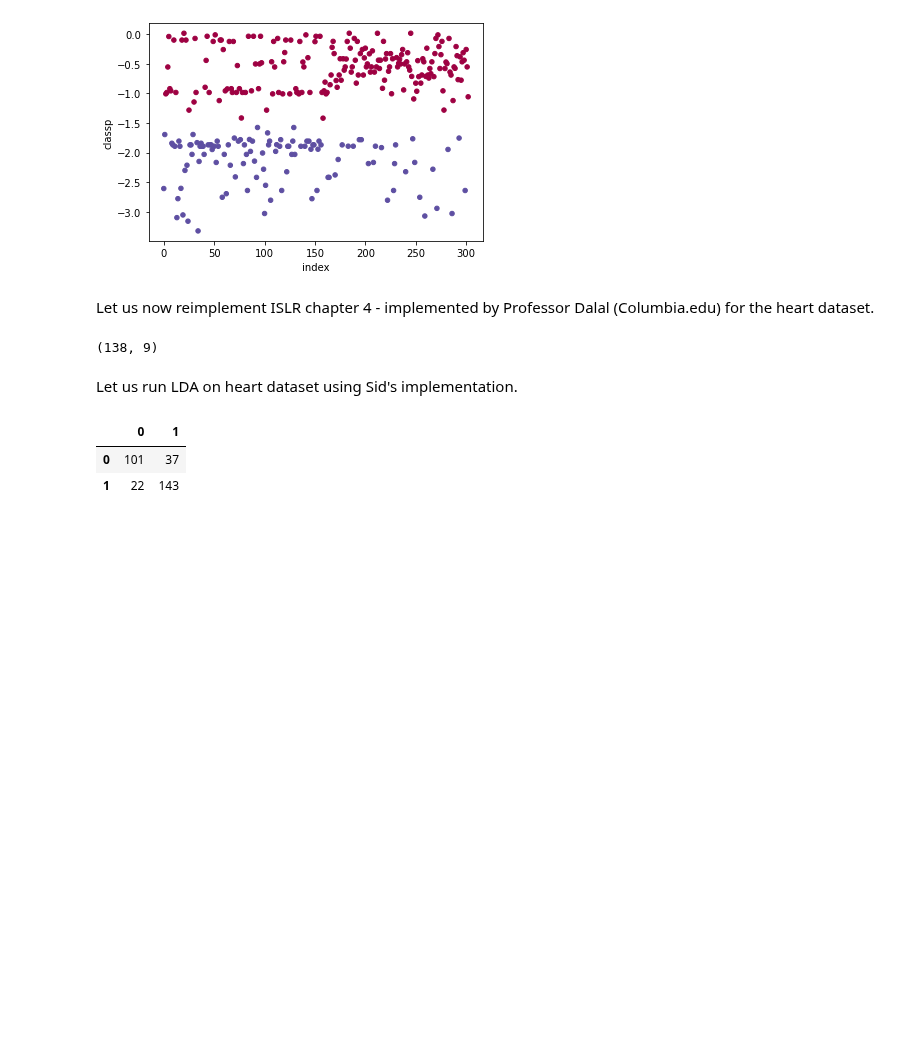
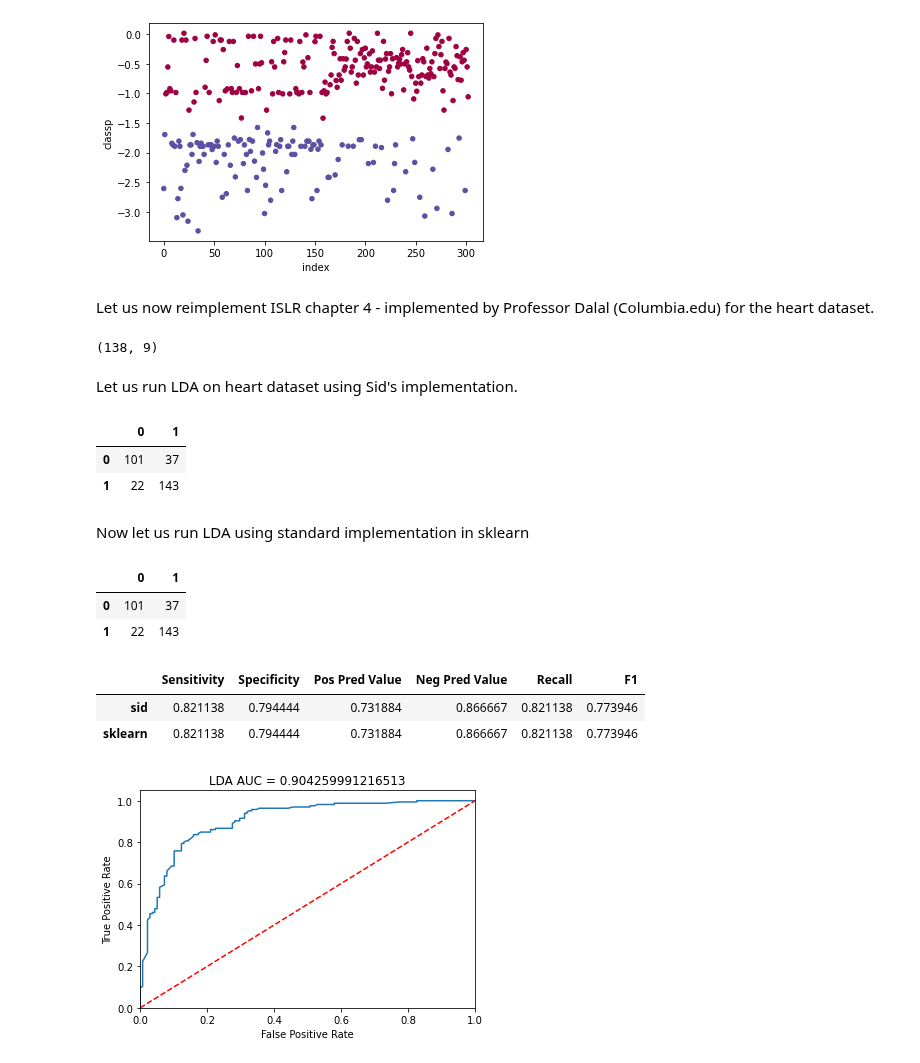
Before and after one commit to mikeasilva/CUNY-SPS, a Jupyter notebook: DATA622/M04-lda-heart.ipynb, the cells around one changed output. Saved outputs shown, nothing was run; the diff lists cells and outputs as text; code cells hidden in the pictures; blank space fills up the shorter version.

```diff
--- a/DATA622/M04-lda-heart.ipynb
+++ b/DATA622/M04-lda-heart.ipynb
@@ -176,3 +178,39 @@ cfmx
 |  | 0 | 1 |
 | 0 | 101 | 37 |
 | 1 | 22 | 143 |
+# %% [markdown]
+Now let us run LDA using standard implementation in sklearn
+# %%
+lda_model = LinearDiscriminantAnalysis().fit(X.drop("target", axis=1), X["target"])
+lda_pred = lda_model.predict(X.drop("target", axis=1))
+cfmx_sklearn =  pd.DataFrame(confusion_matrix(X["target"], lda_pred))
+cfmx_sklearn
+# %% [output]
+|  | 0 | 1 |
+| 0 | 101 | 37 |
+| 1 | 22 | 143 |
+# %%
+cr = classification_report(X["target"], heart_default_all["prod"], output_dict = True)
+sid = {"Sensitivity": cr["0"]["precision"], "Specificity": cr["1"]["precision"], "Pos Pred Value":cr["0"]["recall"], "Neg Pred Value":cr["1"]["recall"], "Recall":cr["0"]["precision"], "F1":cr["0"]["f1-score"]}
+cr = classification_report(X["target"], lda_pred, output_dict = True)
+sklearn = {"Sensitivity": cr["0"]["precision"], "Specificity": cr["1"]["precision"], "Pos Pred Value":cr["0"]["recall"], "Neg Pred Value":cr["1"]["recall"], "Recall":cr["0"]["precision"], "F1":cr["0"]["f1-score"]}
+dfcomp = pd.DataFrame([sid, sklearn], index=["sid", "sklearn"])
+dfcomp
+# %% [output]
+|  | Sensitivity | Specificity | Pos Pred Value | Neg Pred Value | Recall | F1 |
+| sid | 0.821138 | 0.794444 | 0.731884 | 0.866667 | 0.821138 | 0.773946 |
+| sklearn | 0.821138 | 0.794444 | 0.731884 | 0.866667 | 0.821138 | 0.773946 |
+# %%
+lda_posterior = pd.DataFrame(lda_model.predict_proba(X.drop("target", axis=1)))[1]
+fpr, tpr, thresholds = roc_curve(X["target"], lda_posterior)
+plt.figure()
+plt.plot(fpr, tpr)
+plt.plot([0, 1], [0, 1],'r--')
+plt.xlim([0.0, 1.0])
+plt.ylim([0.0, 1.05])
+plt.xlabel('False Positive Rate')
+plt.ylabel('True Positive Rate')
+plt.title("LDA AUC = " + str(roc_auc_score(X["target"], lda_posterior)))
+plt.show()
+# %% [output]
+[figure, added]
```
Also changed, not shown: parts of 1 cell of this notebook.
